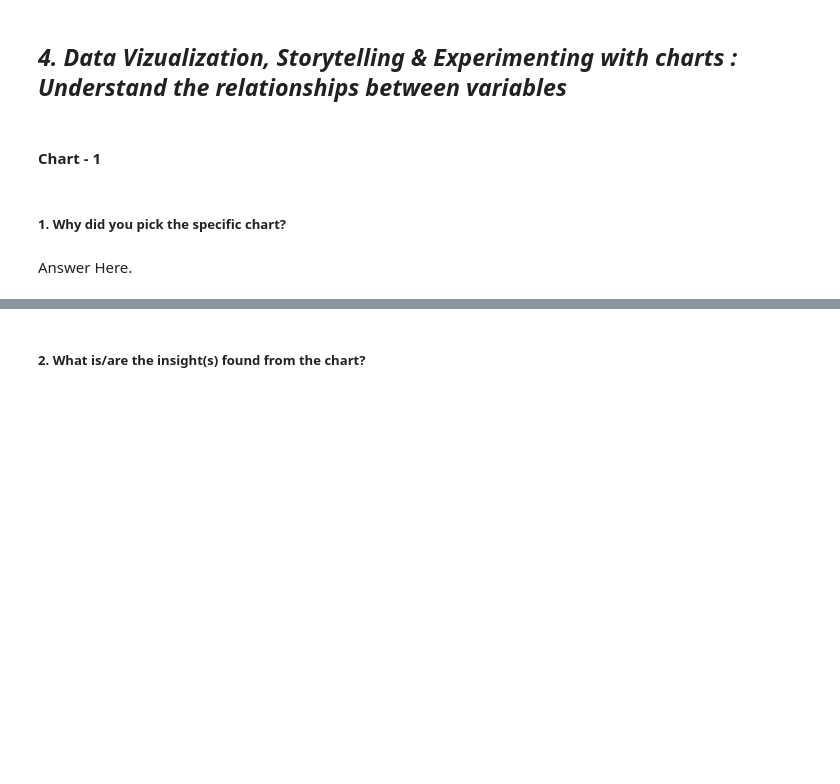
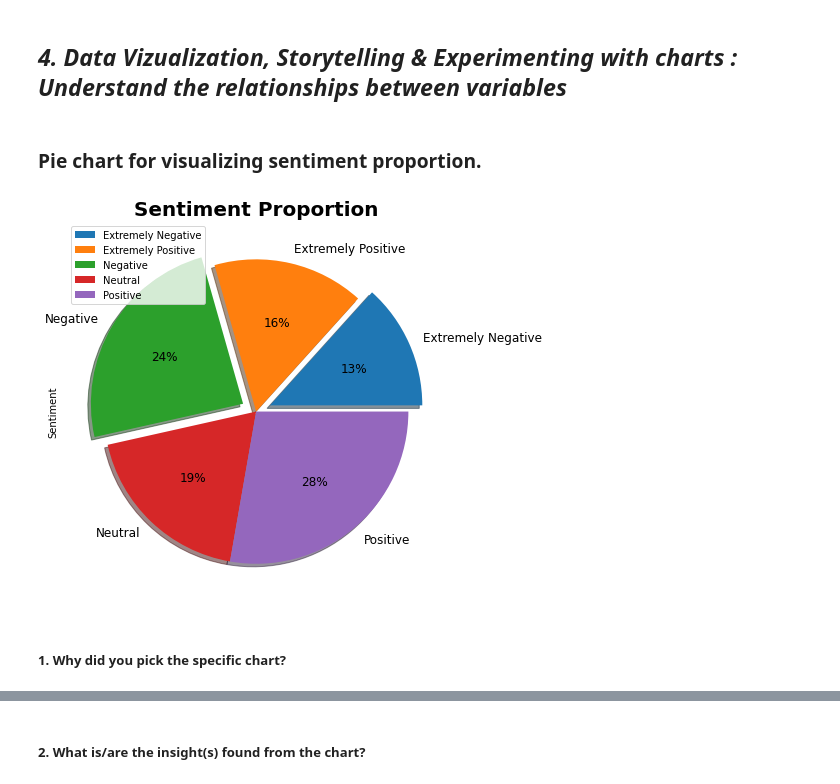
Before and after one commit to kuldeep-sngh/Covid-19-Tweet-Sentiment-Analysis, a Jupyter notebook: Covid_19_Tweet_Sentiment_Analysis.ipynb, the cells around one changed output, grey strips where cells are left out. Cells and saved outputs as stored; diff of their text form; code cells hidden in the pictures; blank space fills up the shorter version.

Commit message:
Data wrangling and visualization

```diff
--- a/Covid_19_Tweet_Sentiment_Analysis.ipynb
+++ b/Covid_19_Tweet_Sentiment_Analysis.ipynb
@@ -246,0 +266,6 @@ array(['Neutral', 'Positive', 'Extremely Negative', 'Negative',
+# %%
+# Drop 'UserName' and 'screenName' column
+df.drop(['UserName', 'ScreenName'], axis = 1, inplace = True)
+# %%
+# Create new column 'tweet_length'
+df['tweet_length'] = df['OriginalTweet'].str.len()
@@ -251,4 +299,2 @@ Answer Here.
 # %% [markdown]
 ## ***4. Data Vizualization, Storytelling & Experimenting with charts : Understand the relationships between variables***
-# %% [markdown]
-#### Chart - 1
@@ -257,4 +301,13 @@ Answer Here.
+# %% [markdown]
+### Pie chart for visualizing sentiment proportion.
+# %%
+# Plotting pie chart for visualizing sentiment proportion.
+plt.figure(figsize = (10,7))
+df.groupby('Sentiment')['Sentiment'].count().plot(kind='pie', autopct='%1.0f%%',shadow = True, explode = [0.1,0,0.1,0,0], fontsize = 12)
+plt.title('Sentiment Proportion', fontsize = 20, weight='bold')
+plt.legend(loc = 'best')
+plt.show()
+# %% [output]
+[figure, added]
 # %% [markdown]
 ##### 1. Why did you pick the specific chart?
-# %% [markdown]
-Answer Here.
```
Also changed, not shown: parts of 26 cells of this notebook.
